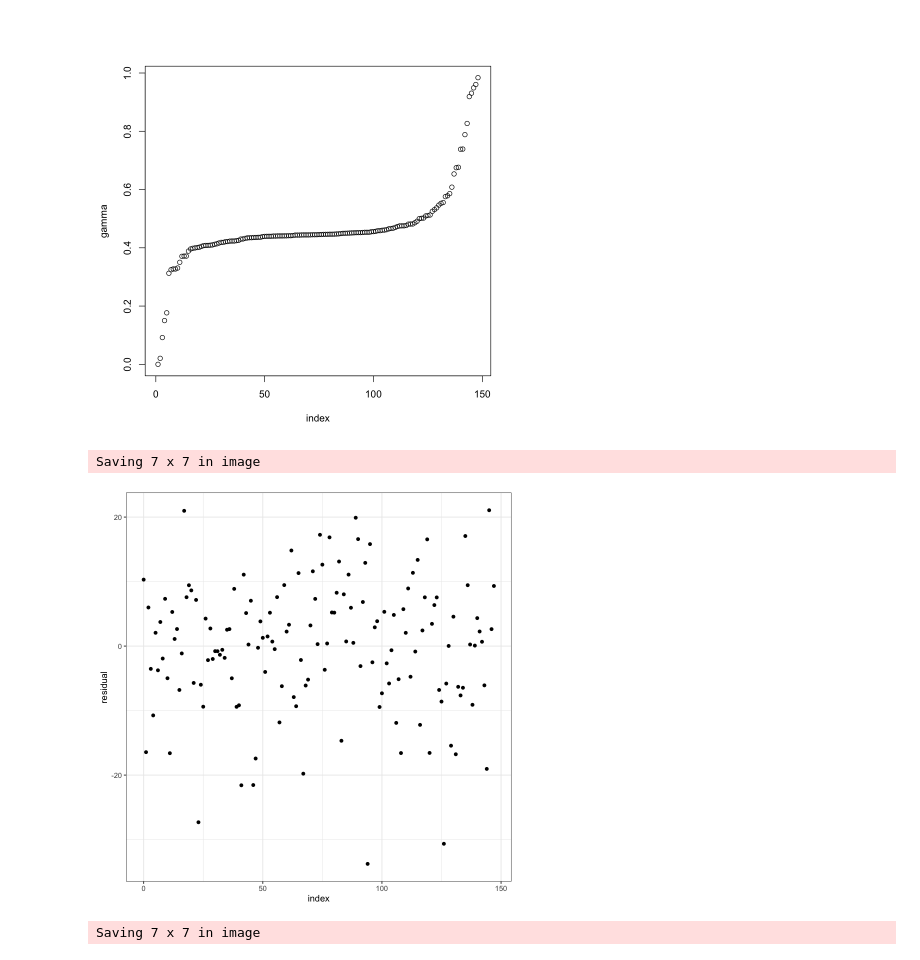
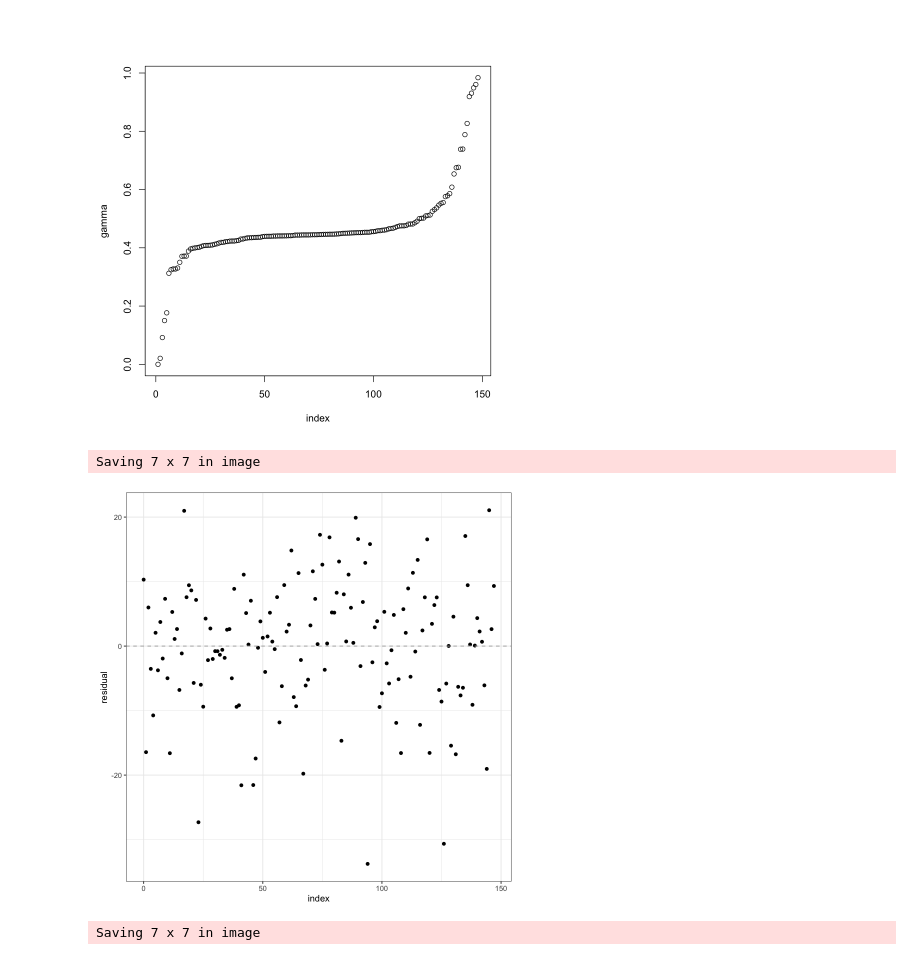
Before and after one commit to nori0724/COVID-19, a Jupyter notebook: notebook/修論用/4.6章解析結果可視化用_r.ipynb, the cells around one changed output. Saved outputs shown, nothing was run; the diff lists cells and outputs as text; code cells hidden in the pictures.

```diff
--- a/notebook/修論用/4.6章解析結果可視化用_r.ipynb
+++ b/notebook/修論用/4.6章解析結果可視化用_r.ipynb
@@ -137,13 +137,13 @@ pdf
 [figure]
 # %%
 g<-ggplot(df, aes(x=df$X, y=df$exp1_resid)) + geom_point()　+ xlab("index")+ ylab("residual")
-g <- g + theme_bw()
+g <- g + theme_bw() + geom_hline(yintercept = 0, linetype=2,color="darkgrey")
 plot(g)
 
 ggsave("/Users/masanoritakahashi/Documents/講義/ゼミ/M2/空間生存時間/修士論文/plot/exp1_resid_scatter.eps")
 # %% [output]
 Saving 7 x 7 in image
-[figure, old version]
+[figure, new version]
 # %%
 g <- ggplot(df, aes(x = df$exp1_resid))
 g <- g + geom_histogram(color="black",fill="light blue", bins = 10) + theme_bw()+ xlab("residual")+ ylab("")
```
Also changed, not shown: parts of 1 cell of this notebook, 1 other file.
